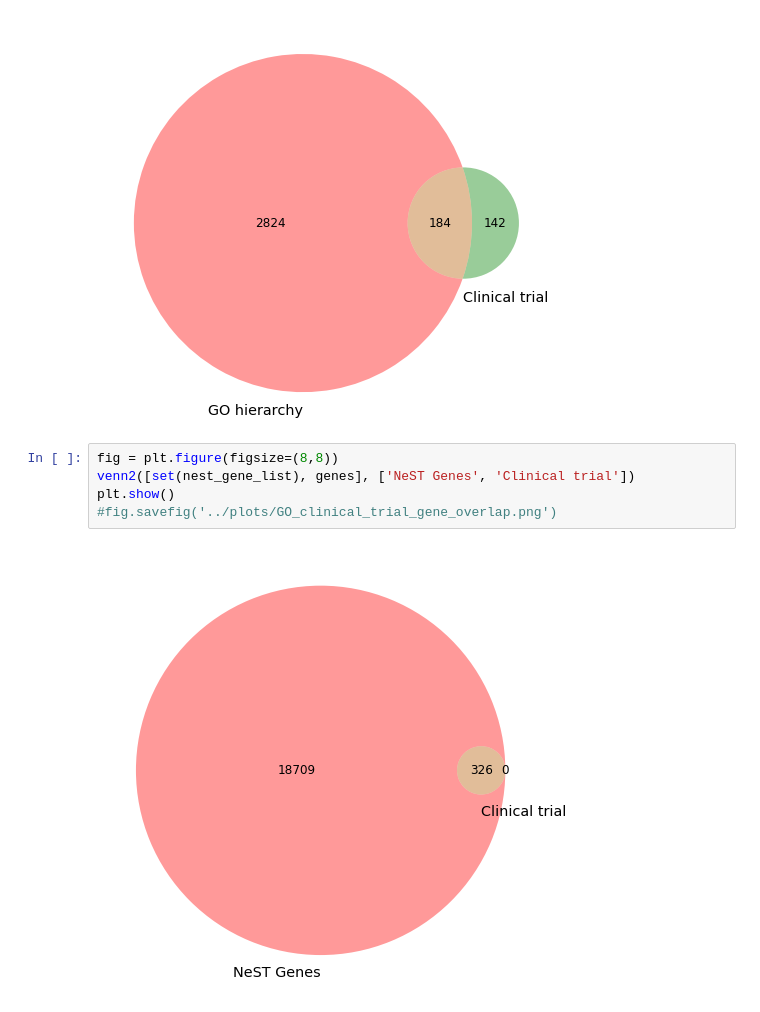
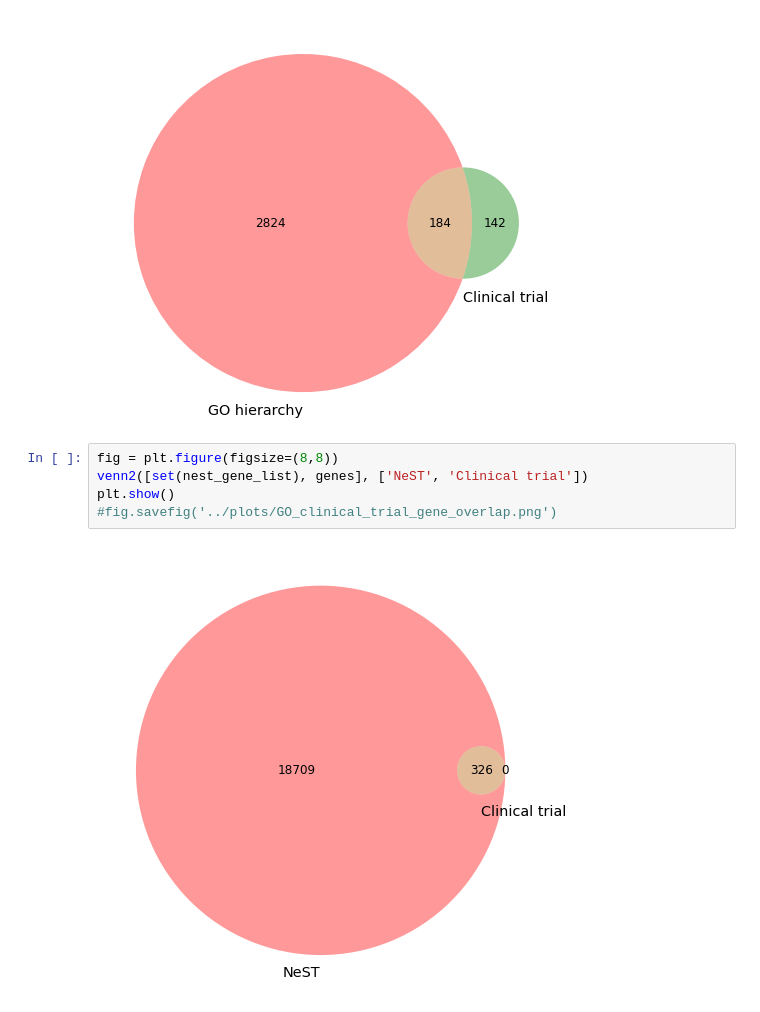
Before and after one commit to enmsilva/nest_drugcell, a Jupyter notebook: notebooks/training_data_analysis.ipynb, the cells around one changed output. Cells and saved outputs as stored; diff of their text form.

```diff
--- a/notebooks/training_data_analysis.ipynb
+++ b/notebooks/training_data_analysis.ipynb
@@ -184,8 +187,8 @@ fig.savefig('../plots/GO_clinical_trial_gene_overlap.png')
 [figure]
 # %%
 fig = plt.figure(figsize=(8,8))
-venn2([set(nest_gene_list), genes], ['NeST Genes', 'Clinical trial'])
+venn2([set(nest_gene_list), genes], ['NeST', 'Clinical trial'])
 plt.show()
 #fig.savefig('../plots/GO_clinical_trial_gene_overlap.png')
 # %% [output]
-[figure, old version]
+[figure, new version]
```
Also changed, not shown: parts of 7 cells of this notebook, 5 other files.
